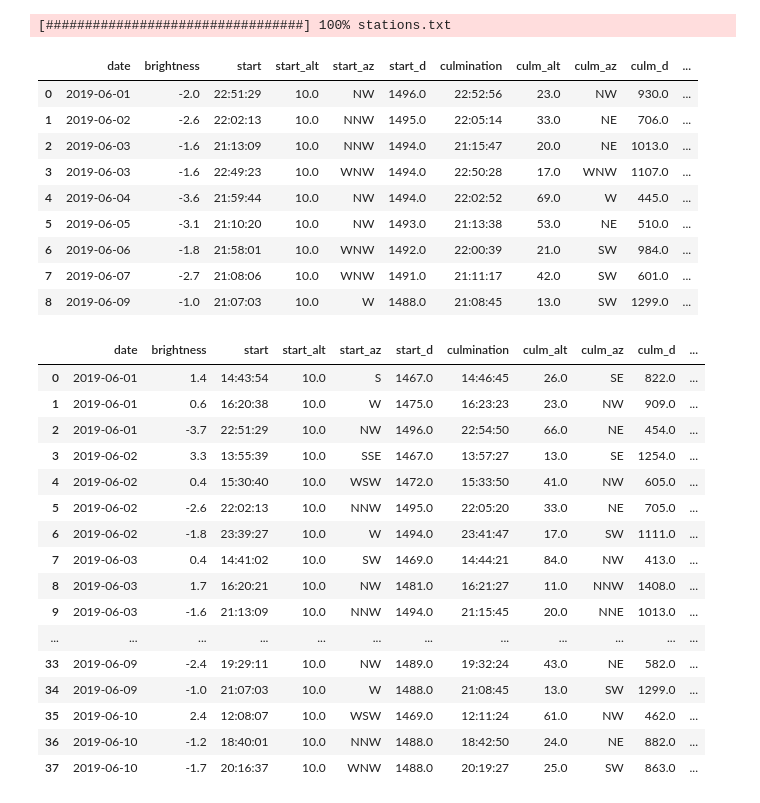
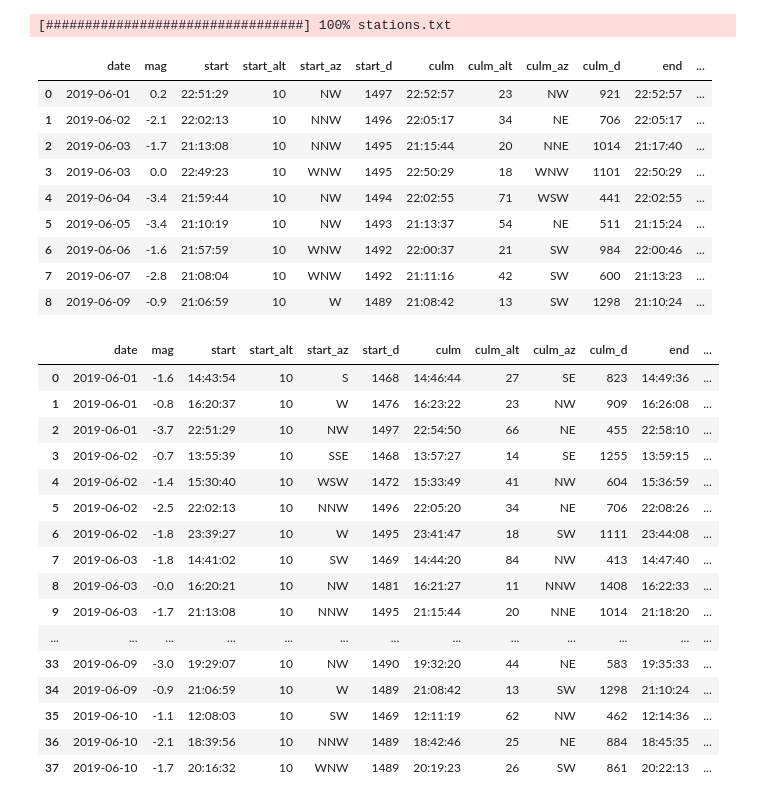
Before and after one commit to bradleypallen/skyfield-notebooks, a Jupyter notebook: Satellite Predictions Using Skyfield.ipynb, the cells around one changed output. Drawn from its saved outputs; the diff is of its cells as text; code cells hidden in the pictures.

Commit message:
Finished refactoring satellite prediction code
Replaced orginal notebook with v2. Fixed apparent_magnitude so that it used phase angle between observer and sun.

```diff
--- a/Satellite Predictions Using Skyfield.ipynb
+++ b/Satellite Predictions Using Skyfield.ipynb
@@ -26,8 +13,7 @@ earth = ephemeris['earth']
 # %%
-stations_url = 'http://celestrak.com/NORAD/elements/stations.txt'
-satellites = load.tle(stations_url, reload=True)
-
-iss = satellites['ISS']
+ts = load.timescale()
+ephemeris = load('de421.bsp')
+satellites = load.tle('http://celestrak.com/NORAD/elements/stations.txt', reload=True)
 # %% [output]
 [#################################] 100% stations.txt
 # %%
@@ -179,4 +25,5 @@ def visible_passes(dt0, dt1, topos, satellite, earth, sun):
 # %%
-dt0 = pacific.localize(datetime(2019, 6, 1, 0, 0))
-dt1 = pacific.localize(datetime(2019, 6, 11, 0, 0))
-df = visible_passes(dt0, dt1, manhattan_beach_ca_usa, iss, earth, sun)
+d0 = datetime(2019, 6, 1, 0, 0)
+t0 = ts.utc(pacific.localize(d0))
+d1 = datetime(2019, 6, 11, 0, 0)
+t1 = ts.utc(pacific.localize(d1))
@@ -183,13 +35,13 @@ df = visible_passes(dt0, dt1, manhattan_beach_ca_usa, iss, earth, sun)
 # %%
-df
+df[columns]
 # %% [output]
-|  | date | brightness | start | start_alt | start_az | start_d | culmination | culm_alt | culm_az | culm_d | ... |
-| 0 | 2019-06-01 | -2.0 | 22:51:29 | 10.0 | NW | 1496.0 | 22:52:56 | 23.0 | NW | 930.0 | ... |
-| 1 | 2019-06-02 | -2.6 | 22:02:13 | 10.0 | NNW | 1495.0 | 22:05:14 | 33.0 | NE | 706.0 | ... |
-| 2 | 2019-06-03 | -1.6 | 21:13:09 | 10.0 | NNW | 1494.0 | 21:15:47 | 20.0 | NE | 1013.0 | ... |
-| 3 | 2019-06-03 | -1.6 | 22:49:23 | 10.0 | WNW | 1494.0 | 22:50:28 | 17.0 | WNW | 1107.0 | ... |
-| 4 | 2019-06-04 | -3.6 | 21:59:44 | 10.0 | NW | 1494.0 | 22:02:52 | 69.0 | W | 445.0 | ... |
-| 5 | 2019-06-05 | -3.1 | 21:10:20 | 10.0 | NW | 1493.0 | 21:13:38 | 53.0 | NE | 510.0 | ... |
-| 6 | 2019-06-06 | -1.8 | 21:58:01 | 10.0 | WNW | 1492.0 | 22:00:39 | 21.0 | SW | 984.0 | ... |
-| 7 | 2019-06-07 | -2.7 | 21:08:06 | 10.0 | WNW | 1491.0 | 21:11:17 | 42.0 | SW | 601.0 | ... |
-| 8 | 2019-06-09 | -1.0 | 21:07:03 | 10.0 | W | 1488.0 | 21:08:45 | 13.0 | SW | 1299.0 | ... |
+|  | date | mag | start | start_alt | start_az | start_d | culm | culm_alt | culm_az | culm_d | end | ... |
+| 0 | 2019-06-01 | 0.2 | 22:51:29 | 10 | NW | 1497 | 22:52:57 | 23 | NW | 921 | 22:52:57 | ... |
+| 1 | 2019-06-02 | -2.1 | 22:02:13 | 10 | NNW | 1496 | 22:05:17 | 34 | NE | 706 | 22:05:17 | ... |
+| 2 | 2019-06-03 | -1.7 | 21:13:08 | 10 | NNW | 1495 | 21:15:44 | 20 | NNE | 1014 | 21:17:40 | ... |
+| 3 | 2019-06-03 | 0.0 | 22:49:23 | 10 | WNW | 1495 | 22:50:29 | 18 | WNW | 1101 | 22:50:29 | ... |
+| 4 | 2019-06-04 | -3.4 | 21:59:44 | 10 | NW | 1494 | 22:02:55 | 71 | WSW | 441 | 22:02:55 | ... |
+| 5 | 2019-06-05 | -3.4 | 21:10:19 | 10 | NW | 1493 | 21:13:37 | 54 | NE | 511 | 21:15:24 | ... |
+| 6 | 2019-06-06 | -1.6 | 21:57:59 | 10 | WNW | 1492 | 22:00:37 | 21 | SW | 984 | 22:00:46 | ... |
+| 7 | 2019-06-07 | -2.8 | 21:08:04 | 10 | WNW | 1492 | 21:11:16 | 42 | SW | 600 | 21:13:23 | ... |
+| 8 | 2019-06-09 | -0.9 | 21:06:59 | 10 | W | 1489 | 21:08:42 | 13 | SW | 1298 | 21:10:24 | ... |
@@ -246,22 +48,25 @@ def passes(dt0, dt1, topos, satellite, earth, sun):
 # %%
-df = passes(dt0, dt1, manhattan_beach_ca_usa, iss, earth, sun)
+df = satpred.passes(t0, t1, manhattan_beach_ca_usa, iss, earth, sun, visible=False)
+# %%
+columns = ['date', 'mag', 'start', 'start_alt', 'start_az', 'start_d', 'culm', 'culm_alt',
+         'culm_az', 'culm_d', 'end', 'end_alt', 'end_az', 'end_d', 'pass_type']
 # %%
-df
+df[columns]
 # %% [output]
-|  | date | brightness | start | start_alt | start_az | start_d | culmination | culm_alt | culm_az | culm_d | ... |
-| 0 | 2019-06-01 | 1.4 | 14:43:54 | 10.0 | S | 1467.0 | 14:46:45 | 26.0 | SE | 822.0 | ... |
-| 1 | 2019-06-01 | 0.6 | 16:20:38 | 10.0 | W | 1475.0 | 16:23:23 | 23.0 | NW | 909.0 | ... |
-| 2 | 2019-06-01 | -3.7 | 22:51:29 | 10.0 | NW | 1496.0 | 22:54:50 | 66.0 | NE | 454.0 | ... |
-| 3 | 2019-06-02 | 3.3 | 13:55:39 | 10.0 | SSE | 1467.0 | 13:57:27 | 13.0 | SE | 1254.0 | ... |
-| 4 | 2019-06-02 | 0.4 | 15:30:40 | 10.0 | WSW | 1472.0 | 15:33:50 | 41.0 | NW | 605.0 | ... |
-| 5 | 2019-06-02 | -2.6 | 22:02:13 | 10.0 | NNW | 1495.0 | 22:05:20 | 33.0 | NE | 705.0 | ... |
-| 6 | 2019-06-02 | -1.8 | 23:39:27 | 10.0 | W | 1494.0 | 23:41:47 | 17.0 | SW | 1111.0 | ... |
-| 7 | 2019-06-03 | 0.4 | 14:41:02 | 10.0 | SW | 1469.0 | 14:44:21 | 84.0 | NW | 413.0 | ... |
-| 8 | 2019-06-03 | 1.7 | 16:20:21 | 10.0 | NW | 1481.0 | 16:21:27 | 11.0 | NNW | 1408.0 | ... |
-| 9 | 2019-06-03 | -1.6 | 21:13:09 | 10.0 | NNW | 1494.0 | 21:15:45 | 20.0 | NNE | 1013.0 | ... |
-| ... | ... | ... | ... | ... | ... | ... | ... | ... | ... | ... | ... |
-| 33 | 2019-06-09 | -2.4 | 19:29:11 | 10.0 | NW | 1489.0 | 19:32:24 | 43.0 | NE | 582.0 | ... |
-| 34 | 2019-06-09 | -1.0 | 21:07:03 | 10.0 | W | 1488.0 | 21:08:45 | 13.0 | SW | 1299.0 | ... |
-| 35 | 2019-06-10 | 2.4 | 12:08:07 | 10.0 | WSW | 1469.0 | 12:11:24 | 61.0 | NW | 462.0 | ... |
-| 36 | 2019-06-10 | -1.2 | 18:40:01 | 10.0 | NNW | 1488.0 | 18:42:50 | 24.0 | NE | 882.0 | ... |
-| 37 | 2019-06-10 | -1.7 | 20:16:37 | 10.0 | WNW | 1488.0 | 20:19:27 | 25.0 | SW | 863.0 | ... |
+|  | date | mag | start | start_alt | start_az | start_d | culm | culm_alt | culm_az | culm_d | end | ... |
+| 0 | 2019-06-01 | -1.6 | 14:43:54 | 10 | S | 1468 | 14:46:44 | 27 | SE | 823 | 14:49:36 | ... |
+| 1 | 2019-06-01 | -0.8 | 16:20:37 | 10 | W | 1476 | 16:23:22 | 23 | NW | 909 | 16:26:08 | ... |
+| 2 | 2019-06-01 | -3.7 | 22:51:29 | 10 | NW | 1497 | 22:54:50 | 66 | NE | 455 | 22:58:10 | ... |
+| 3 | 2019-06-02 | -0.7 | 13:55:39 | 10 | SSE | 1468 | 13:57:27 | 14 | SE | 1255 | 13:59:15 | ... |
+| 4 | 2019-06-02 | -1.4 | 15:30:40 | 10 | WSW | 1472 | 15:33:49 | 41 | NW | 604 | 15:36:59 | ... |
+| 5 | 2019-06-02 | -2.5 | 22:02:13 | 10 | NNW | 1496 | 22:05:20 | 34 | NE | 706 | 22:08:26 | ... |
+| 6 | 2019-06-02 | -1.8 | 23:39:27 | 10 | W | 1495 | 23:41:47 | 18 | SW | 1111 | 23:44:08 | ... |
+| 7 | 2019-06-03 | -1.8 | 14:41:02 | 10 | SW | 1469 | 14:44:20 | 84 | NW | 413 | 14:47:40 | ... |
+| 8 | 2019-06-03 | -0.0 | 16:20:21 | 10 | NW | 1481 | 16:21:27 | 11 | NNW | 1408 | 16:22:33 | ... |
+| 9 | 2019-06-03 | -1.7 | 21:13:08 | 10 | NNW | 1495 | 21:15:44 | 20 | NNE | 1014 | 21:18:20 | ... |
+| ... | ... | ... | ... | ... | ... | ... | ... | ... | ... | ... | ... | ... |
+| 33 | 2019-06-09 | -3.0 | 19:29:07 | 10 | NW | 1490 | 19:32:20 | 44 | NE | 583 | 19:35:33 | ... |
+| 34 | 2019-06-09 | -0.9 | 21:06:59 | 10 | W | 1489 | 21:08:42 | 13 | SW | 1298 | 21:10:24 | ... |
+| 35 | 2019-06-10 | -1.1 | 12:08:03 | 10 | SW | 1469 | 12:11:19 | 62 | NW | 462 | 12:14:36 | ... |
+| 36 | 2019-06-10 | -2.1 | 18:39:56 | 10 | NNW | 1489 | 18:42:46 | 25 | NE | 884 | 18:45:35 | ... |
+| 37 | 2019-06-10 | -1.7 | 20:16:32 | 10 | WNW | 1489 | 20:19:23 | 26 | SW | 861 | 20:22:13 | ... |
```
Also changed, not shown: parts of 22 cells of this notebook, 2 other files.
